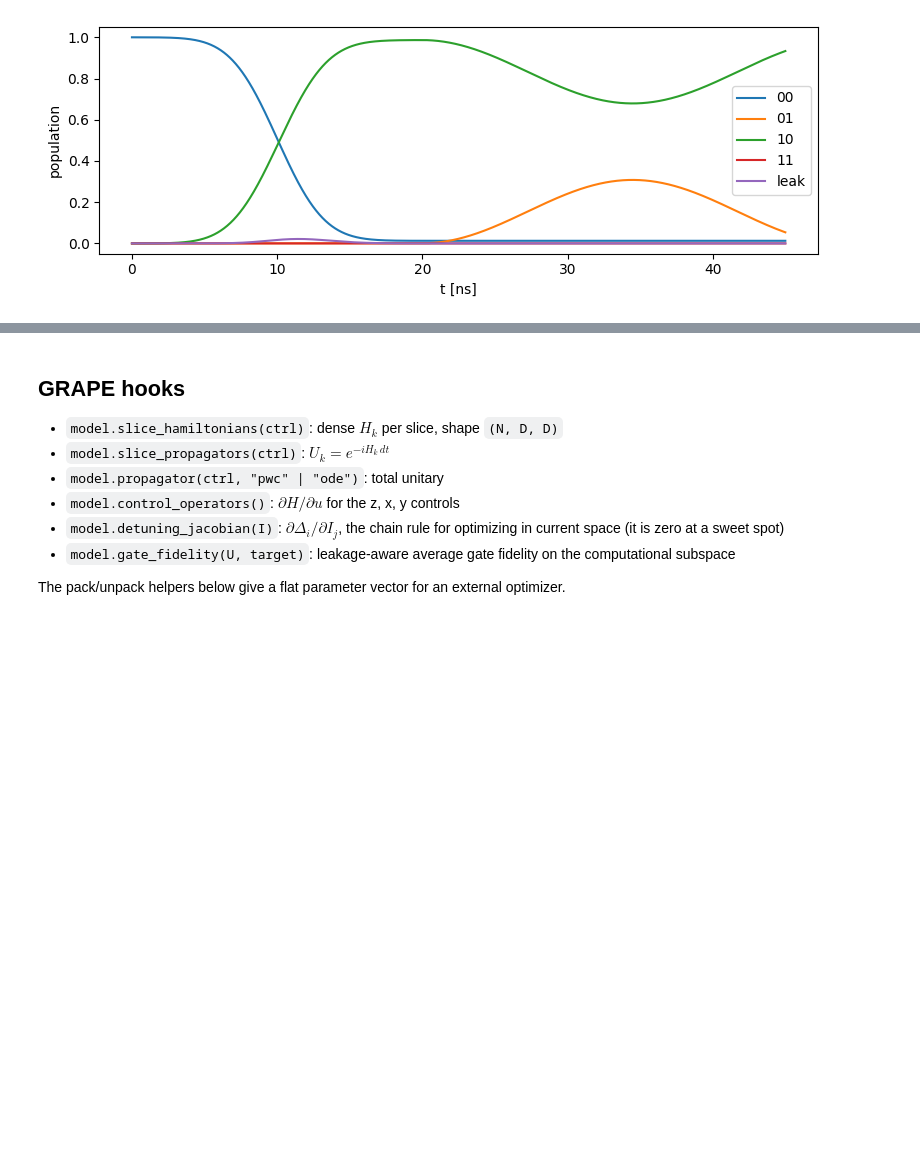
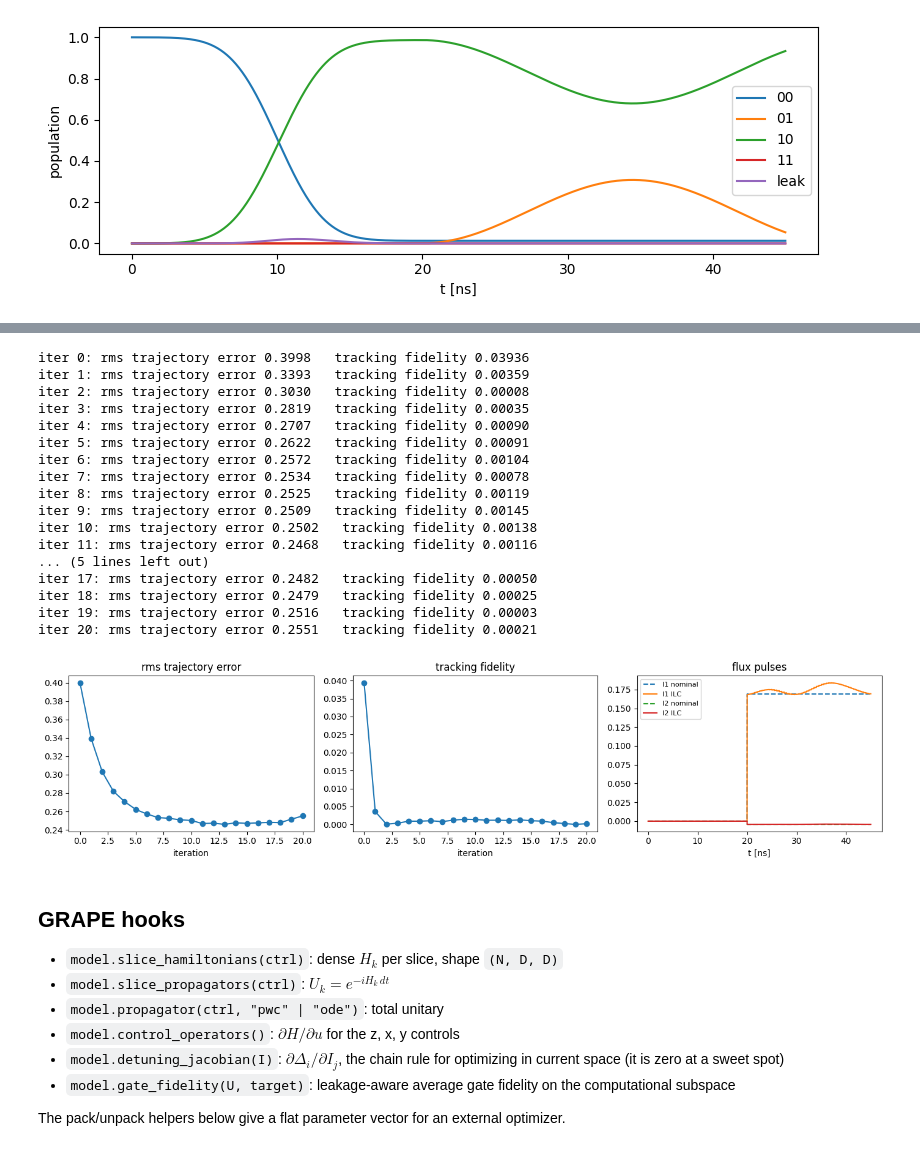
Before and after one commit to ndh3286-dev/SAN_ILC_ML_Project, a Jupyter notebook: Qutip_Sim.ipynb, the cells around one changed output, grey strips where cells are left out. Saved outputs shown, nothing was run; the diff lists cells and outputs as text; code cells hidden in the pictures; blank space fills up the shorter version.

```diff
--- a/Qutip_Sim.ipynb
+++ b/Qutip_Sim.ipynb
@@ -91,7 +94,7 @@ real_params = SystemParams(
     q2=QubitParams(f_max=5.6, alpha=-0.21),
     J=0.010,                                  # GHz (10 MHz)
     M=[[2.00, 0.55],                          # pH, M[i, j]: flux line j -> SQUID i
-       [0.55, 2.00]],
+       [0.55, 2.00]],                         # This is SHITTTTT
     I_idle=[0.0, 0.0],                        # mA (both parked at the sweet spot)
     n_levels=3,
 )
@@ -106,10 +109,10 @@ P.append(qt.qeye(real_model.dims) - sum(P))
 real_res = real_model.evolve(ctrl, real_model.basis(0, 0), e_ops=P)
 
 plt.figure(figsize=(8, 3))
-for lab, p in zip(labels, res.expect):
-    plt.plot(res.times, p, label=lab)
+for lab, p in zip(labels, real_res.expect):
+    plt.plot(real_res.times, p, label=lab)
 plt.xlabel("t [ns]"); plt.ylabel("population"); plt.legend(); plt.tight_layout()
-print({lab: round(float(p[-1]), 5) for lab, p in zip(labels, res.expect)})
+print({lab: round(float(p[-1]), 5) for lab, p in zip(labels, real_res.expect)})
 # %% [output]
 {'00': 0.01273, '01': 0.05388, '10': 0.93334, '11': 0.0, 'leak': 5e-05}
 [figure]
@@ -116,3 +160,50 @@ print({lab: round(float(p[-1]), 5) for lab, p in zip(labels, res.expect)})
+# %%
+rng = np.random.default_rng(0)
+N_ITER, GAIN, SUBSTEPS = 20, 0.7, 4
+_, U_ref = ilc.simulate_rollout(ctrl)                             # nominal map to track
+
+c_k, history = ctrl, []
+for it in range(N_ITER + 1):
+    y_true, U_hw = ilc.simulate_rollout(c_k, model=real_model, substeps=SUBSTEPS)   # noise-free, for scoring only
+    history.append((np.sqrt(np.mean((y_true - y_nom) ** 2)), tracking_fidelity(model, U_hw, U_ref)))
+    print(f"iter {it}: rms trajectory error {history[-1][0]:.4f}   tracking fidelity {history[-1][1]:.5f}")
+    if it == N_ITER:
+        break
+    # "hardware" measurement: 4 times only, with shot noise
+    y_meas, _ = ilc.simulate_rollout(c_k, model=real_model, substeps=SUBSTEPS,
+                                     shots=SHOTS, rng=rng, times=meas_pos)
+    c_k, e_filt, coeffs = ilc.update_pulse(c_k, y_meas, y_nom, V_r, U_r, Sigma_r,
+                                           rows=meas_rows, gain=GAIN)
+
+ctrl_ilc = c_k
+h = np.array(history)
+fig, ax = plt.subplots(1, 3, figsize=(14, 3.5))
+ax[0].plot(h[:, 0], "o-"); ax[0].set_title("rms trajectory error"); ax[0].set_xlabel("iteration")
+ax[1].plot(h[:, 1], "o-"); ax[1].set_title("tracking fidelity"); ax[1].set_xlabel("iteration")
+for i, lab in enumerate(["I1", "I2"]):
+    ax[2].plot(ctrl.t_mid, ctrl.I[i], "--", label=f"{lab} nominal")
+    ax[2].plot(ctrl.t_mid, ctrl_ilc.I[i], label=f"{lab} ILC")
+ax[2].set_title("flux pulses"); ax[2].set_xlabel("t [ns]"); ax[2].legend(fontsize=8)
+plt.tight_layout()
+# %% [output]
+iter 0: rms trajectory error 0.3998   tracking fidelity 0.03936
+iter 1: rms trajectory error 0.3393   tracking fidelity 0.00359
+iter 2: rms trajectory error 0.3030   tracking fidelity 0.00008
+iter 3: rms trajectory error 0.2819   tracking fidelity 0.00035
+iter 4: rms trajectory error 0.2707   tracking fidelity 0.00090
+iter 5: rms trajectory error 0.2622   tracking fidelity 0.00091
+iter 6: rms trajectory error 0.2572   tracking fidelity 0.00104
+iter 7: rms trajectory error 0.2534   tracking fidelity 0.00078
+iter 8: rms trajectory error 0.2525   tracking fidelity 0.00119
+iter 9: rms trajectory error 0.2509   tracking fidelity 0.00145
+iter 10: rms trajectory error 0.2502   tracking fidelity 0.00138
+iter 11: rms trajectory error 0.2468   tracking fidelity 0.00116
+... (5 lines left out)
+iter 17: rms trajectory error 0.2482   tracking fidelity 0.00050
+iter 18: rms trajectory error 0.2479   tracking fidelity 0.00025
+iter 19: rms trajectory error 0.2516   tracking fidelity 0.00003
+iter 20: rms trajectory error 0.2551   tracking fidelity 0.00021
+[figure, added]
 # %% [markdown]
 ## GRAPE hooks
 * `model.slice_hamiltonians(ctrl)`: dense $H_k$ per slice, shape `(N, D, D)`
```
Also changed, not shown: parts of 3 cells of this notebook, 3 other files.
